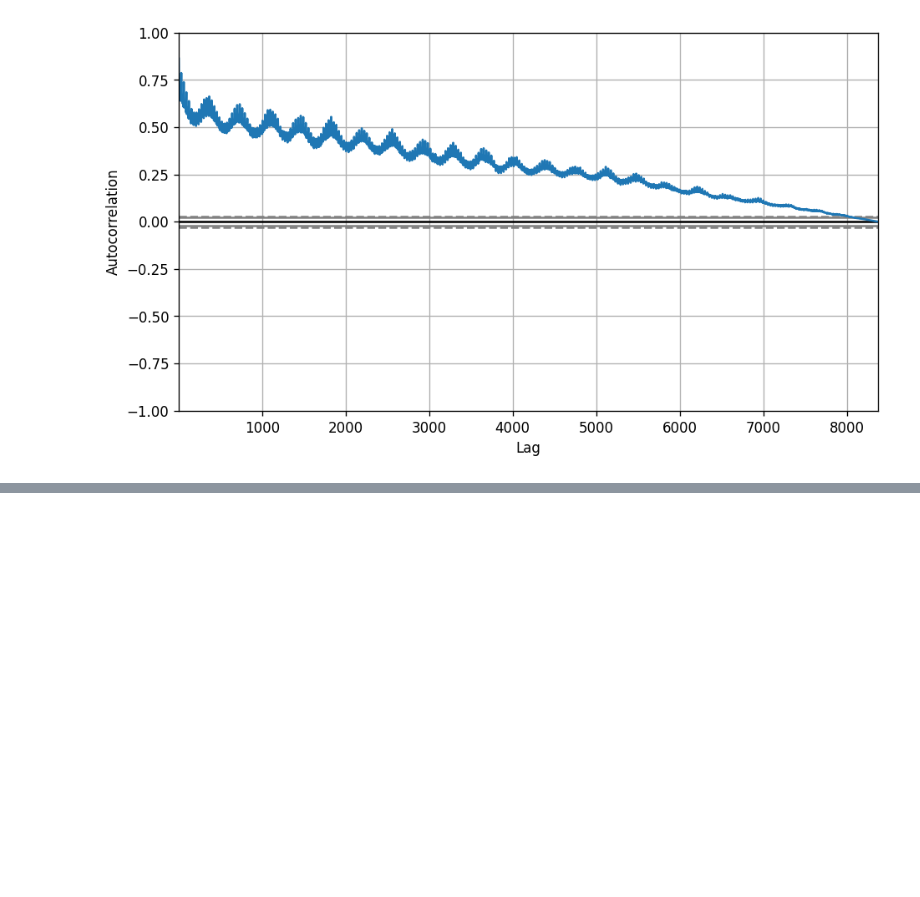
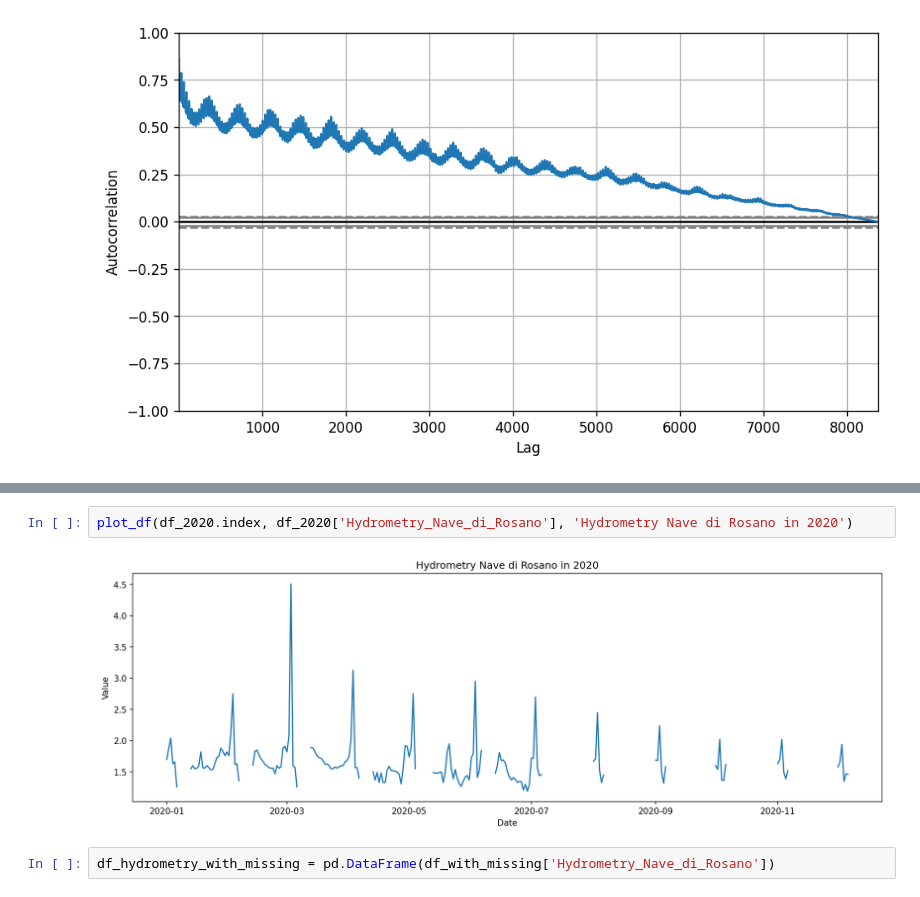
Before and after one commit to haga96/water_availability_prediction_in_Italy, a Jupyter notebook: River Arno.ipynb, the cells around one changed output, grey strips where cells are left out. Drawn from its saved outputs; the diff is of its cells as text; blank space fills up the shorter version.

Commit message:
different ways to filling missing values

```diff
--- a/River Arno.ipynb
+++ b/River Arno.ipynb
@@ -560,0 +579,6 @@ autocorrelation_plot(df_all_filled.values.tolist())
+# %%
+plot_df(df_2020.index, df_2020['Hydrometry_Nave_di_Rosano'], 'Hydrometry Nave di Rosano in 2020')
+# %% [output]
+[figure, added]
+# %%
+df_hydrometry_with_missing = pd.DataFrame(df_with_missing['Hydrometry_Nave_di_Rosano'])
```
Also changed, not shown: parts of 28 cells of this notebook.
